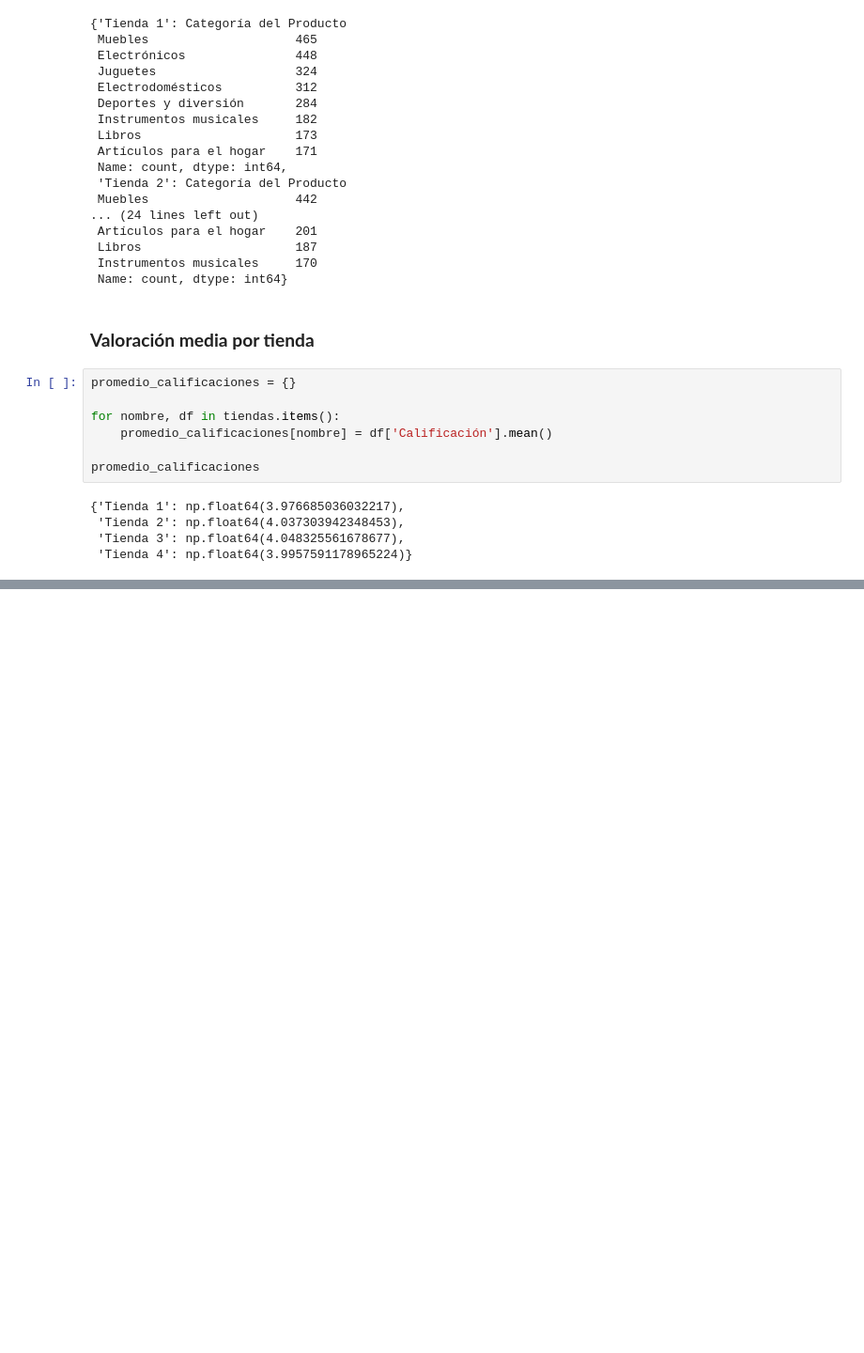
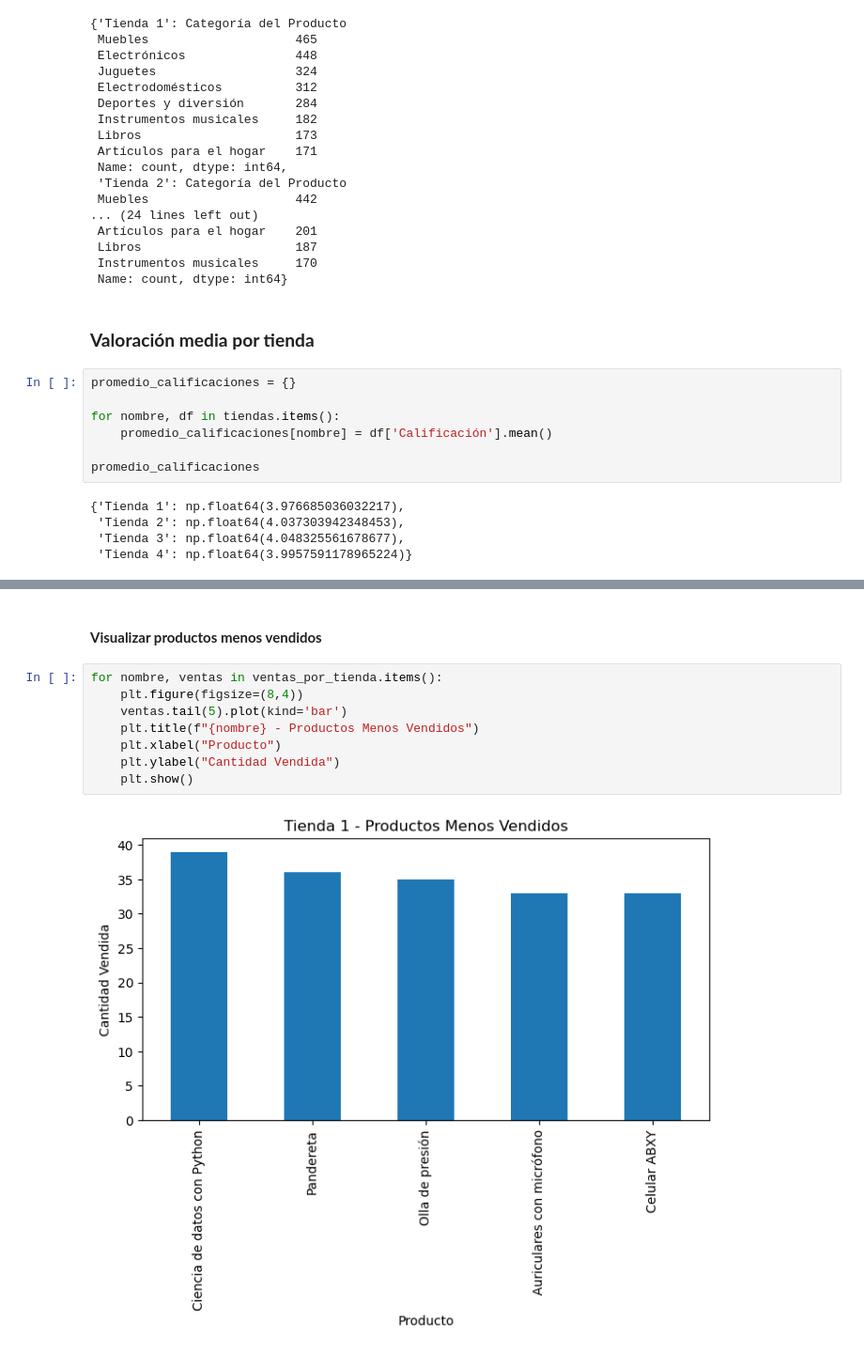
Before and after one commit to huascarguillermo/alura-store, a Jupyter notebook: alura_store.ipynb, the cells around one changed output, grey strips where cells are left out. Shown: that part at 94% size. Cells and saved outputs as stored; diff of their text form; blank space fills up the shorter version.

```diff
--- a/alura_store.ipynb
+++ b/alura_store.ipynb
@@ -89,0 +125,12 @@ promedio_calificaciones
+# %% [markdown]
+#### **Visualizar productos menos vendidos**
+# %%
+for nombre, ventas in ventas_por_tienda.items():
+    plt.figure(figsize=(8,4))
+    ventas.tail(5).plot(kind='bar')
+    plt.title(f"{nombre} - Productos Menos Vendidos")
+    plt.xlabel("Producto")
+    plt.ylabel("Cantidad Vendida")
+    plt.show()
+# %% [output]
+[figure, added]
```
Also changed, not shown: parts of 5 cells of this notebook.
